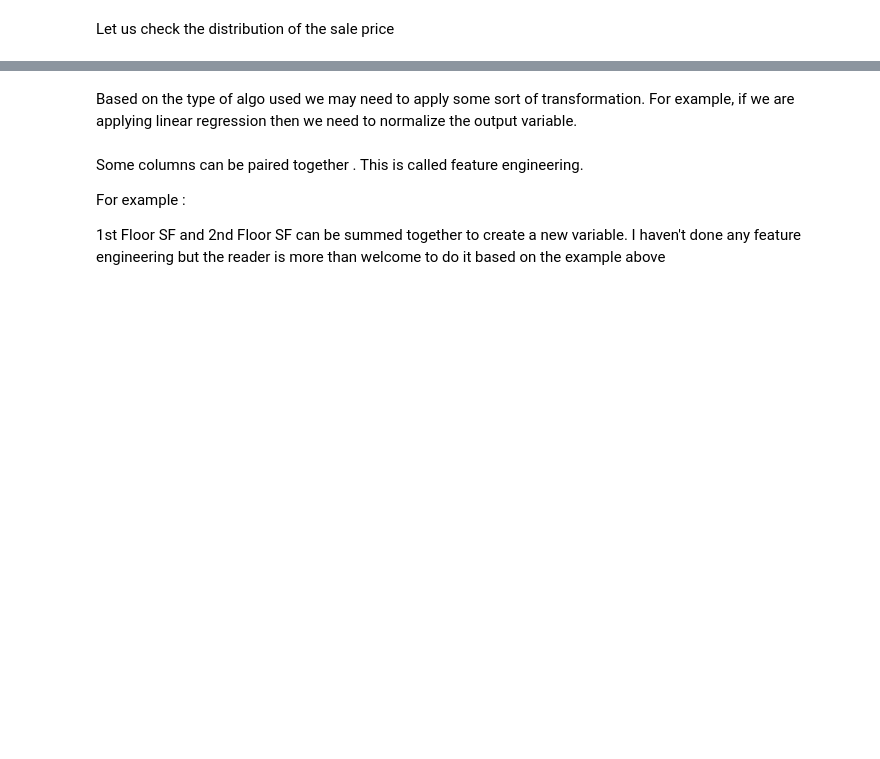
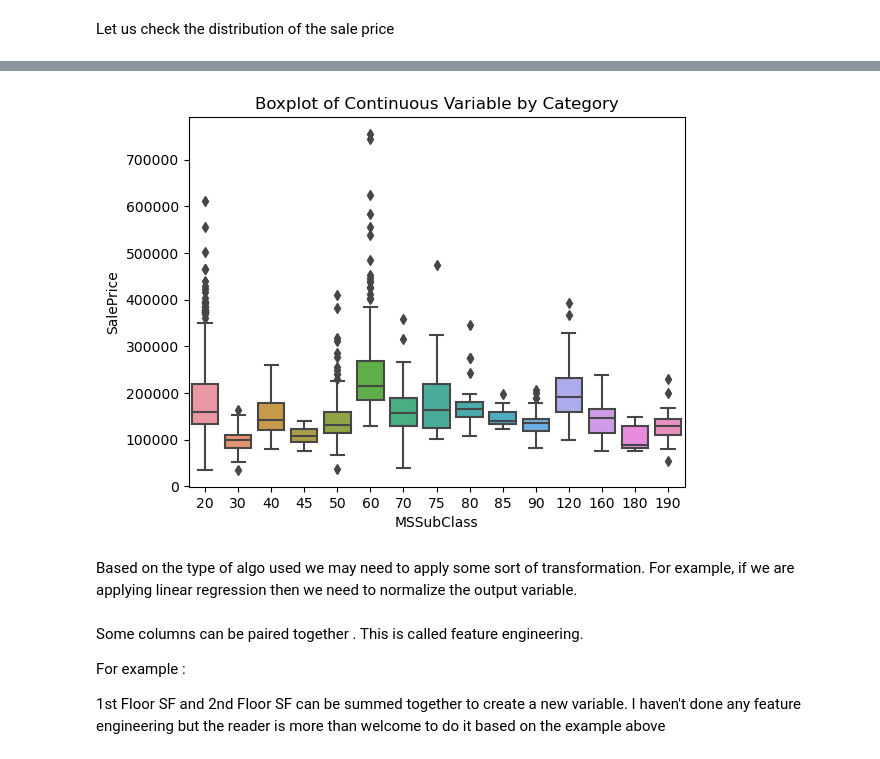
Before and after one commit to aadishchopra/NLP, a Jupyter notebook: housingpredictions.ipynb, the cells around one changed output, grey strips where cells are left out. Cells and saved outputs as stored; diff of their text form; code cells hidden in the pictures; blank space fills up the shorter version.

```diff
--- a/housingpredictions.ipynb
+++ b/housingpredictions.ipynb
@@ -98,3 +92,18 @@ sns.histplot(df['SalePrice'],kde=True)
+# %%
+import seaborn as sns
+
+# Sample data
+
+# Create the boxplot using Seaborn
+sns.boxplot(x='MSSubClass', y='SalePrice', data=df)
+
+# Set the title
+plt.title('Boxplot of Continuous Variable by Category')
+
+# Show the plot
+plt.show()
+# %% [output]
+[figure, added]
 # %% [markdown]
 Based on the type of algo used we may need to apply some sort of transformation.
 For example, if we are applying linear regression then we need to normalize the output variable.
```
Also changed, not shown: parts of 12 cells of this notebook.
